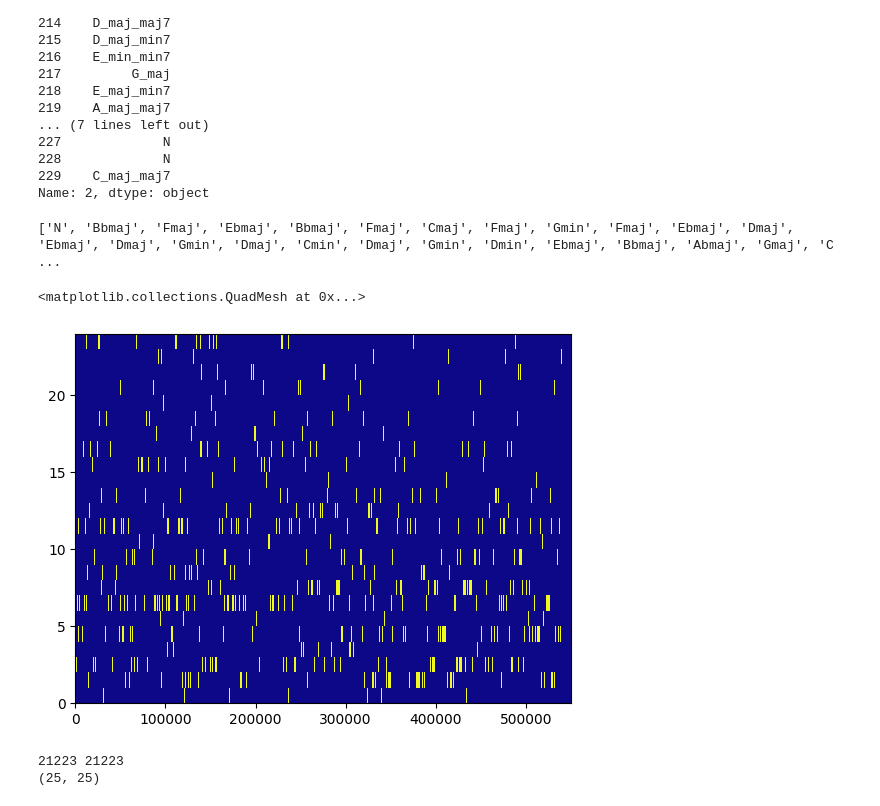
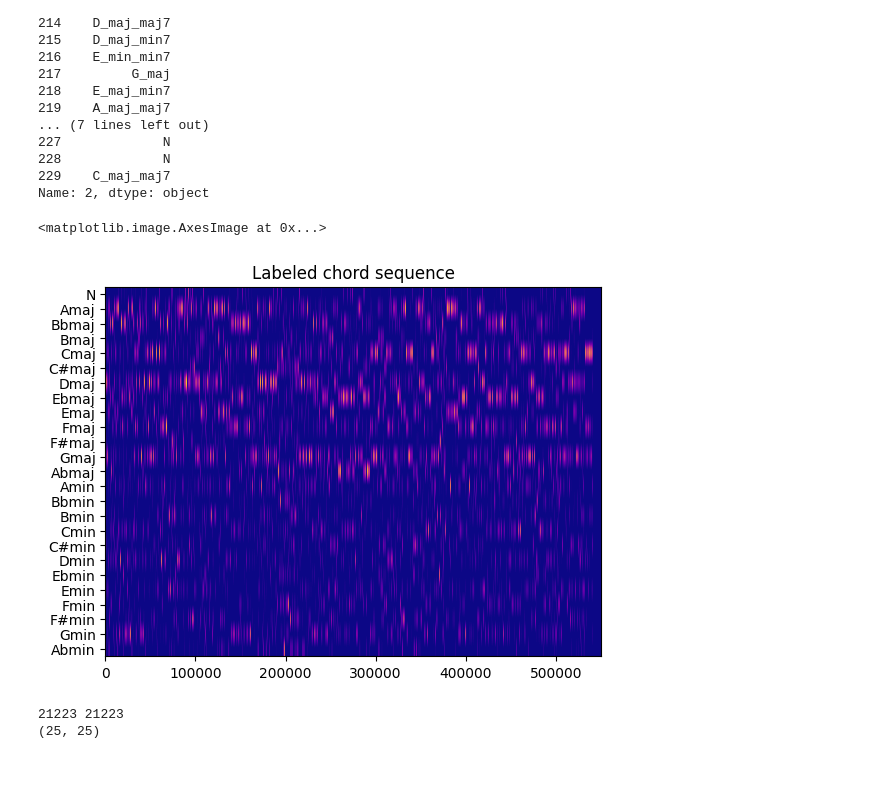
Before and after one commit to music-informatics-group-4/eras-chord-recognition, a Jupyter notebook: main.ipynb, the cells around one changed output. Cells and saved outputs as stored; diff of their text form; code cells hidden in the pictures; blank space fills up the shorter version.

```diff
--- a/main.ipynb
+++ b/main.ipynb
@@ -90,42 +87,34 @@ Name: 2, dtype: object
 # %%
 chords_segment_times = np.array(df.iloc[:,1])
 chords_simplified = []
 
 for chord in csv_chords:
     chord = chord.replace("dim", "min")
     chord = chord.replace("aug", "maj")
     chord = ''.join(chord.split("_")[:2])
     chords_simplified.append(chord)
 
-# aha this basically only does the first track?
-# you probably need to do this for one single track if meaningful
-# print(chords)
-# plt_chords(chords_simplified, chords_segment_times)
 data = np.zeros((len(chromagram_segment_times), len(chords)))
-print(chords_simplified)
 
 overall_i = 0
 for i, one_chord_i in enumerate(chords_simplified):
     # print(i)
     if i >= len(chords_segment_times)-1 or \
     chords_segment_times[i+1] == 0:
         continue
     x = chords.index(one_chord_i)
     # print(x)
     steps_next_chord = int((chords_segment_times[i+1] - chords_segment_times[i]) * 10)
     for j in range(steps_next_chord):
         data[overall_i + j, x] = 1
     overall_i += steps_next_chord
-    # chords_segment_times
-    # data[i, one_chord_i] = 1
 
-# print(len(segment_times), len(segment_times + [segment_times.iloc[-1] + 0.1]))
-# plt.pcolormesh(np.append(segment_times, segment_times[-1] + 0.1), chords + ["H"], data.T, cmap=plt.cm.plasma, shading='nearest')
-plt.pcolormesh(data.T, cmap=plt.cm.plasma, shading='nearest')
+plt.title("Labeled chord sequence")
+plt.yticks(range(len(chords)), chords)
+plt.imshow(data.T, cmap=plt.cm.plasma, aspect='auto')
 # %% [output]
-['N', 'Bbmaj', 'Fmaj', 'Ebmaj', 'Bbmaj', 'Fmaj', 'Cmaj', 'Fmaj', 'Gmin', 'Fmaj', 'Ebmaj', 'Dmaj', 'Ebmaj', 'Dmaj', 'Gmin', 'Dmaj', 'Cmin', 'Dmaj', 'Gmin', 'Dmin', 'Ebmaj', 'Bbmaj', 'Abmaj', 'Gmaj', 'C ...
+<matplotlib.image.AxesImage at 0x...>
-<matplotlib.collections.QuadMesh at 0x...>
-[figure, old version]
+[figure, new version]
 # %%
 def empirical_transition_matrix():
     transition_matrix = np.zeros((25, 25))
```
Also changed, not shown: parts of 12 cells of this notebook, 1 other file.
